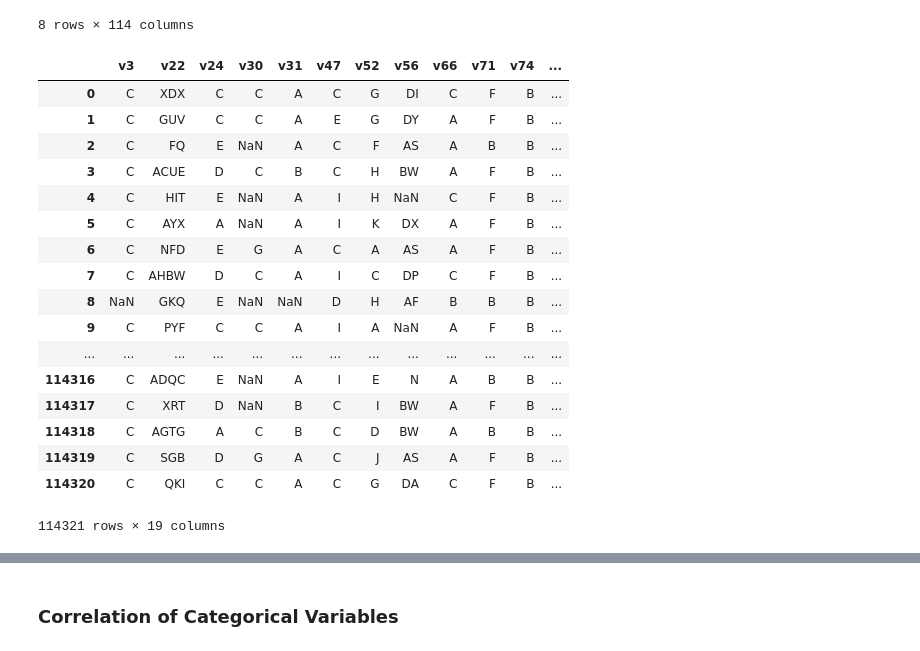
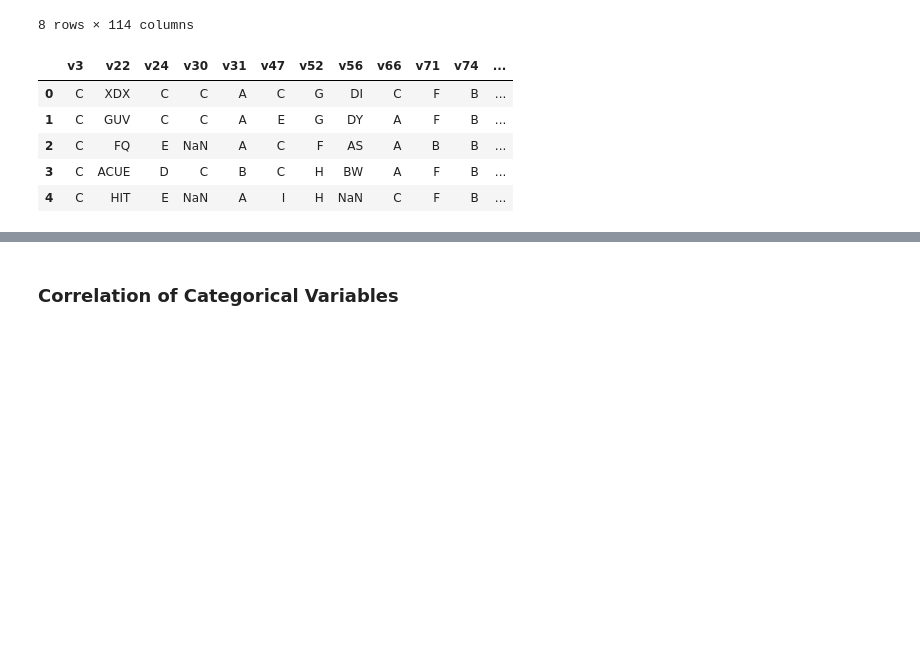
Before and after one commit to derek1032/kaggle-BNP-Paribas-Cardif, a Jupyter notebook: bnp_eda.ipynb, the cells around one changed output, grey strips where cells are left out. Cells and saved outputs as stored; diff of their text form; code cells hidden in the pictures; blank space fills up the shorter version.

```diff
--- a/bnp_eda.ipynb
+++ b/bnp_eda.ipynb
@@ -38,24 +36,12 @@ train.describe() # Statistics summary
 | max | 228713.000000 | 1.000000 | 2.000000e+01 | 2.000000e+01 | 2.000000e+01 | 2.000000e+01 | 2.000000e+01 | 2.000000e+01 | 2.000000e+01 | 2.000000e+01 | ... | ... |
 8 rows × 114 columns
 # %%
-categoricals = train.select_dtypes(include=['O']); categoricals # Categorical variable
+categoricals = train.select_dtypes(include=['O']); categoricals.head() # Categorical variable
 # %% [output]
 |  | v3 | v22 | v24 | v30 | v31 | v47 | v52 | v56 | v66 | v71 | v74 | ... |
 | 0 | C | XDX | C | C | A | C | G | DI | C | F | B | ... |
 | 1 | C | GUV | C | C | A | E | G | DY | A | F | B | ... |
 | 2 | C | FQ | E | NaN | A | C | F | AS | A | B | B | ... |
 | 3 | C | ACUE | D | C | B | C | H | BW | A | F | B | ... |
 | 4 | C | HIT | E | NaN | A | I | H | NaN | C | F | B | ... |
-| 5 | C | AYX | A | NaN | A | I | K | DX | A | F | B | ... |
-| 6 | C | NFD | E | G | A | C | A | AS | A | F | B | ... |
-| 7 | C | AHBW | D | C | A | I | C | DP | C | F | B | ... |
-| 8 | NaN | GKQ | E | NaN | NaN | D | H | AF | B | B | B | ... |
-| 9 | C | PYF | C | C | A | I | A | NaN | A | F | B | ... |
-| ... | ... | ... | ... | ... | ... | ... | ... | ... | ... | ... | ... | ... |
-| 114316 | C | ADQC | E | NaN | A | I | E | N | A | B | B | ... |
-| 114317 | C | XRT | D | NaN | B | C | I | BW | A | F | B | ... |
-| 114318 | C | AGTG | A | C | B | C | D | BW | A | B | B | ... |
-| 114319 | C | SGB | D | G | A | C | J | AS | A | F | B | ... |
-| 114320 | C | QKI | C | C | A | C | G | DA | C | F | B | ... |
-114321 rows × 19 columns
 # %%
```
Also changed, not shown: parts of 14 cells of this notebook.
